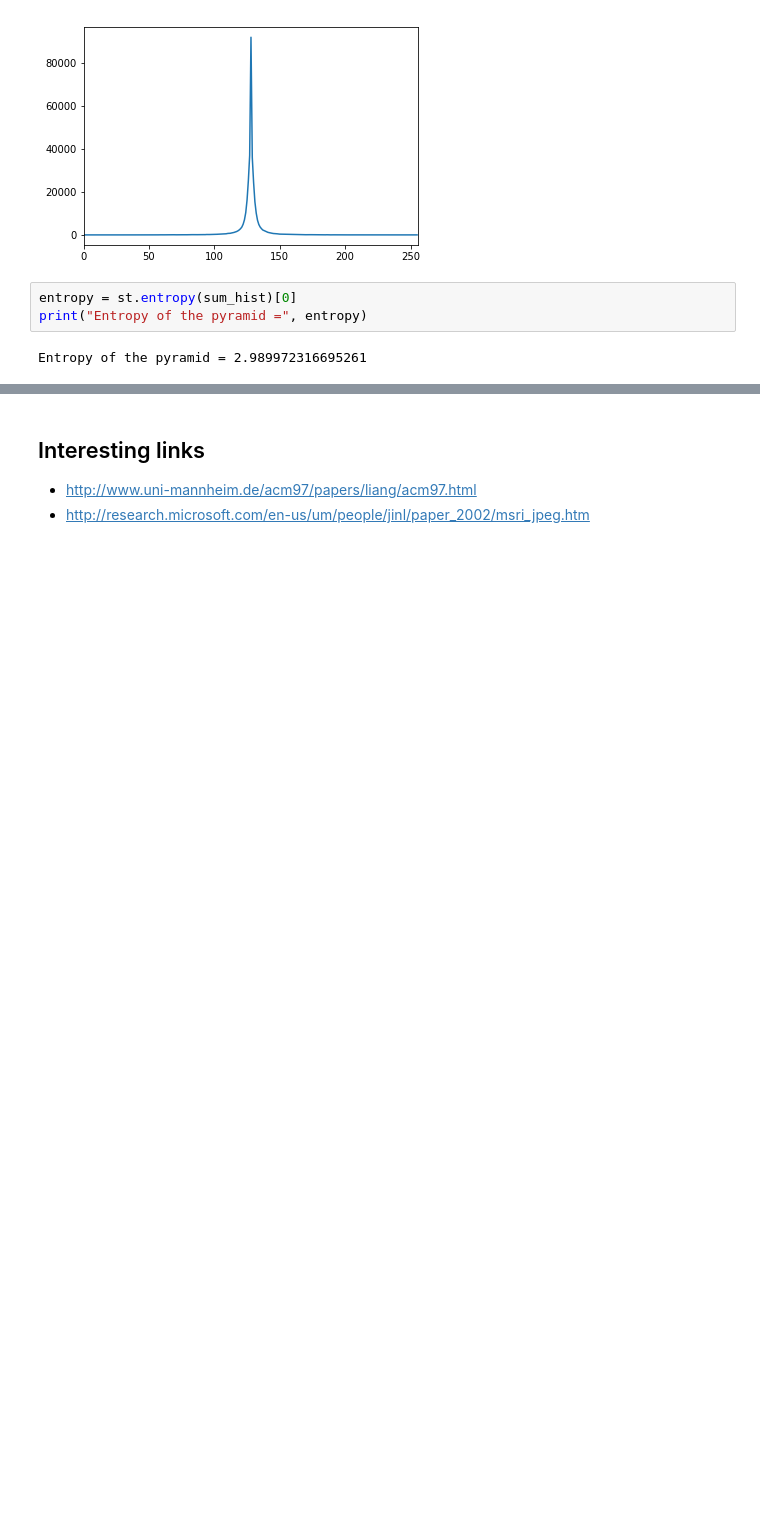
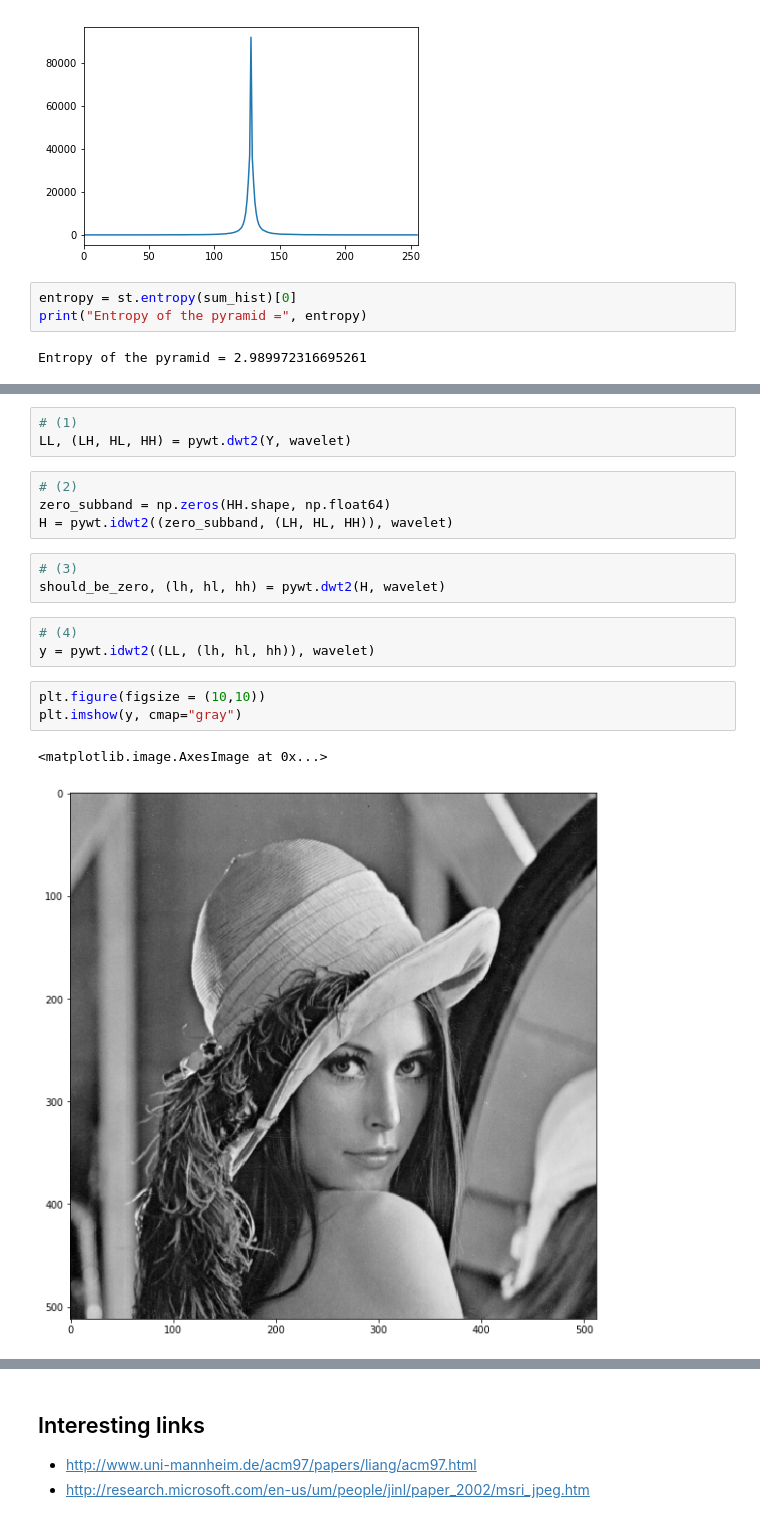
Before and after one commit to vicente-gonzalez-ruiz/pyramids-and-wavelets, a Jupyter notebook: index.ipynb, the cells around one changed output, grey strips where cells are left out. Saved outputs shown, nothing was run; the diff lists cells and outputs as text; blank space fills up the shorter version.

```diff
--- a/index.ipynb
+++ b/index.ipynb
@@ -452,0 +496,19 @@ Entropy of the pyramid = 2.989972316695261
+# %%
+# (1)
+LL, (LH, HL, HH) = pywt.dwt2(Y, wavelet)
+# %%
+# (2)
+zero_subband = np.zeros(HH.shape, np.float64)
+H = pywt.idwt2((zero_subband, (LH, HL, HH)), wavelet)
+# %%
+# (3)
+should_be_zero, (lh, hl, hh) = pywt.dwt2(H, wavelet)
+# %%
+# (4)
+y = pywt.idwt2((LL, (lh, hl, hh)), wavelet)
+# %%
+plt.figure(figsize = (10,10))
+plt.imshow(y, cmap="gray")
+# %% [output]
+<matplotlib.image.AxesImage at 0x...>
+[figure, added]
```
Also changed, not shown: parts of 4 cells of this notebook.
